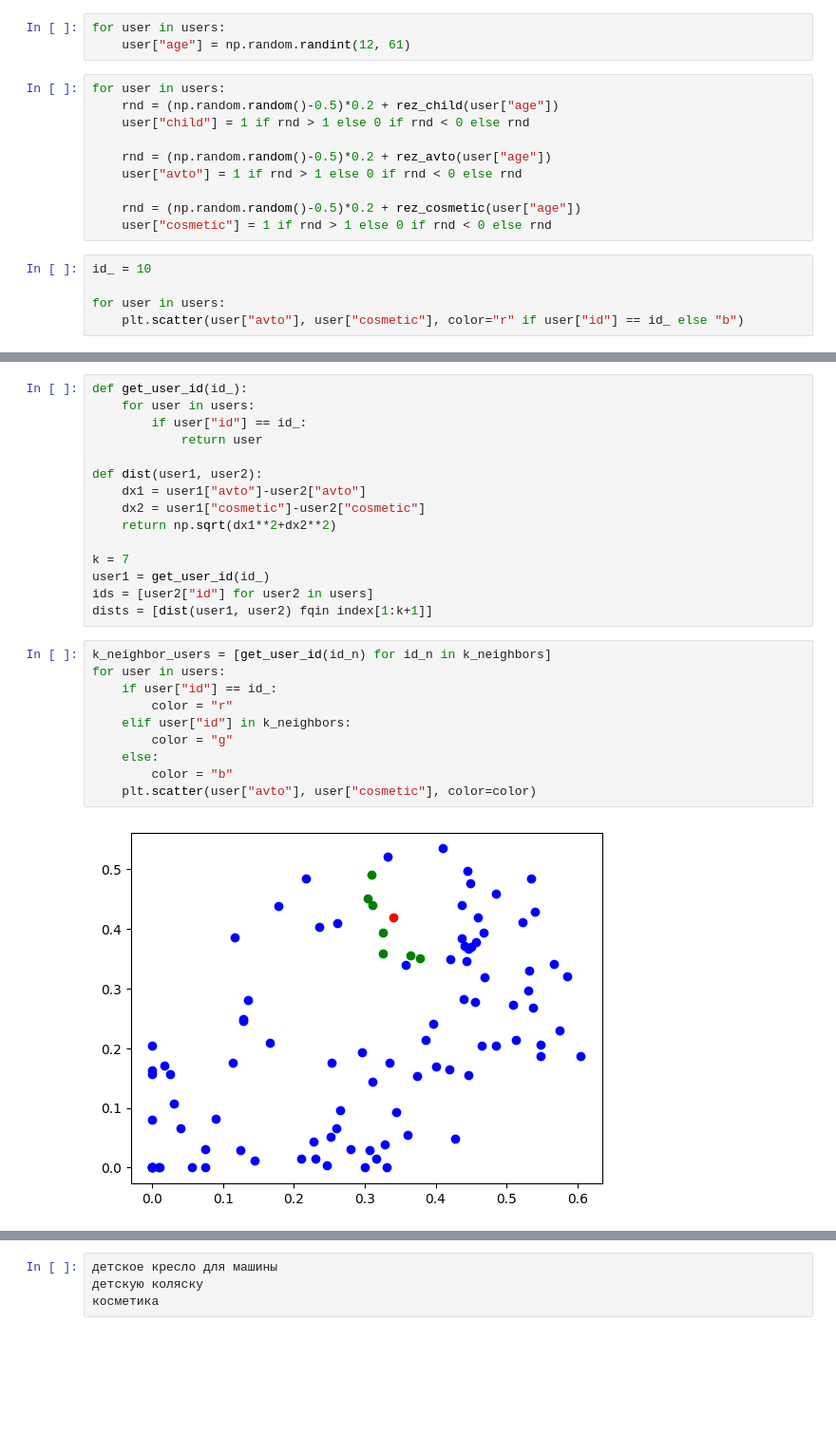
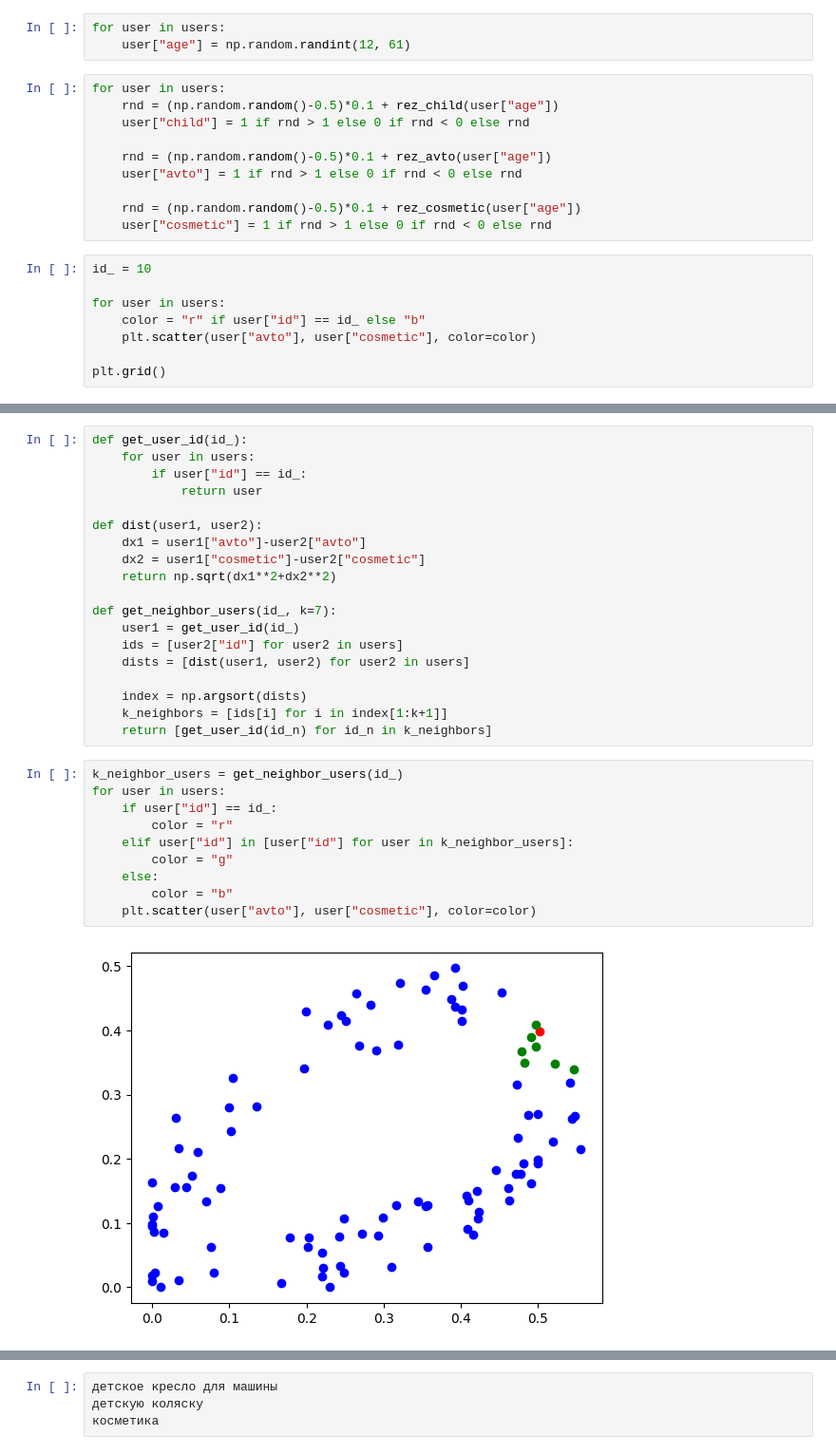
Before and after one commit to Dann38/neural_networks_course, a Jupyter notebook: lesson/lesson1/Untitled.ipynb, the cells around one changed output, grey strips where cells are left out. Shown at 95% size. Cells and saved outputs as stored; diff of their text form; blank space fills up the shorter version.

```diff
--- a/lesson/lesson1/Untitled.ipynb
+++ b/lesson/lesson1/Untitled.ipynb
@@ -210,17 +210,20 @@ for user in users:
     user["age"] = np.random.randint(12, 61)
 # %%
 for user in users:
-    rnd = (np.random.random()-0.5)*0.2 + rez_child(user["age"])
+    rnd = (np.random.random()-0.5)*0.1 + rez_child(user["age"])
     user["child"] = 1 if rnd > 1 else 0 if rnd < 0 else rnd
 
-    rnd = (np.random.random()-0.5)*0.2 + rez_avto(user["age"])
+    rnd = (np.random.random()-0.5)*0.1 + rez_avto(user["age"])
     user["avto"] = 1 if rnd > 1 else 0 if rnd < 0 else rnd
 
-    rnd = (np.random.random()-0.5)*0.2 + rez_cosmetic(user["age"])
+    rnd = (np.random.random()-0.5)*0.1 + rez_cosmetic(user["age"])
     user["cosmetic"] = 1 if rnd > 1 else 0 if rnd < 0 else rnd
 # %%
 id_ = 10
 
 for user in users:
-    plt.scatter(user["avto"], user["cosmetic"], color="r" if user["id"] == id_ else "b")
+    color = "r" if user["id"] == id_ else "b"
+    plt.scatter(user["avto"], user["cosmetic"], color=color)
+
+plt.grid()
 # %% [output]
@@ -236,20 +239,24 @@ def dist(user1, user2):
     dx2 = user1["cosmetic"]-user2["cosmetic"]
     return np.sqrt(dx1**2+dx2**2)
 
-k = 7
-user1 = get_user_id(id_)
-ids = [user2["id"] for user2 in users]
-dists = [dist(user1, user2) fqin index[1:k+1]]
+def get_neighbor_users(id_, k=7):
+    user1 = get_user_id(id_)
+    ids = [user2["id"] for user2 in users]
+    dists = [dist(user1, user2) for user2 in users]
+
+    index = np.argsort(dists)
+    k_neighbors = [ids[i] for i in index[1:k+1]]
+    return [get_user_id(id_n) for id_n in k_neighbors]
 # %%
-k_neighbor_users = [get_user_id(id_n) for id_n in k_neighbors]
+k_neighbor_users = get_neighbor_users(id_)
 for user in users:
     if user["id"] == id_:
         color = "r"
-    elif user["id"] in k_neighbors:
+    elif user["id"] in [user["id"] for user in k_neighbor_users]:
         color = "g"
     else:
         color = "b"
     plt.scatter(user["avto"], user["cosmetic"], color=color)
 # %% [output]
-[figure, old version]
+[figure, new version]
 # %%
```
Also changed, not shown: parts of 12 cells of this notebook, 3 other files.
